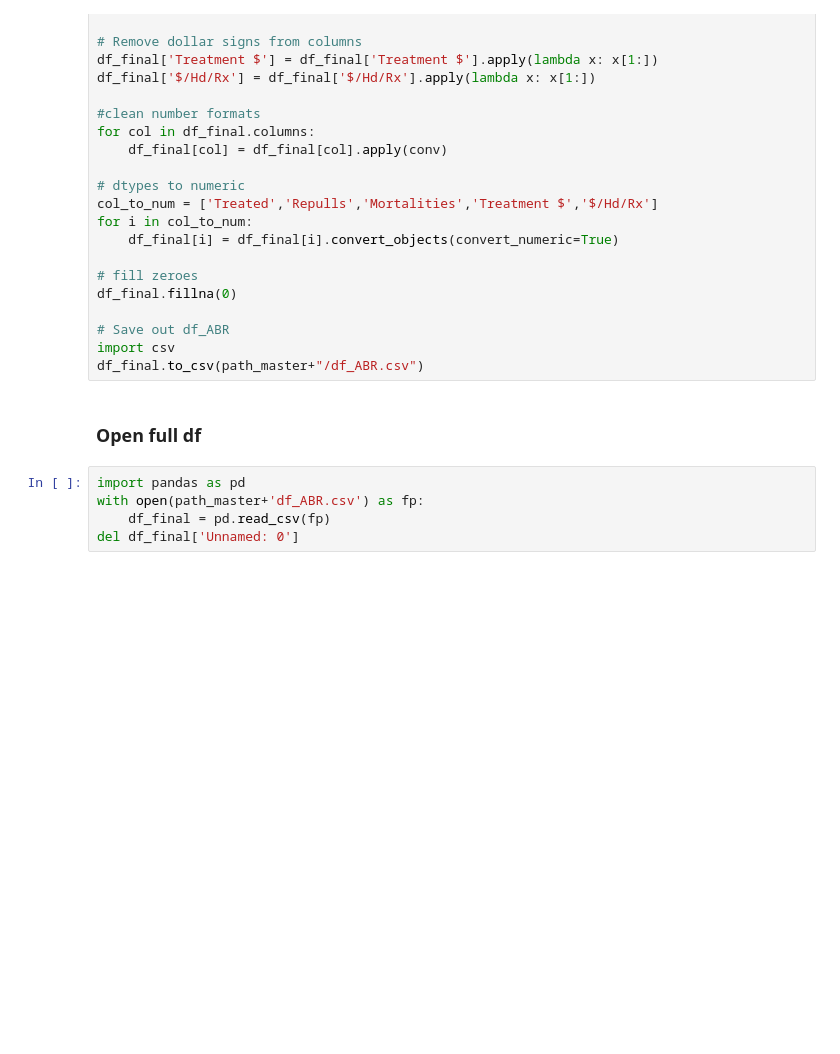
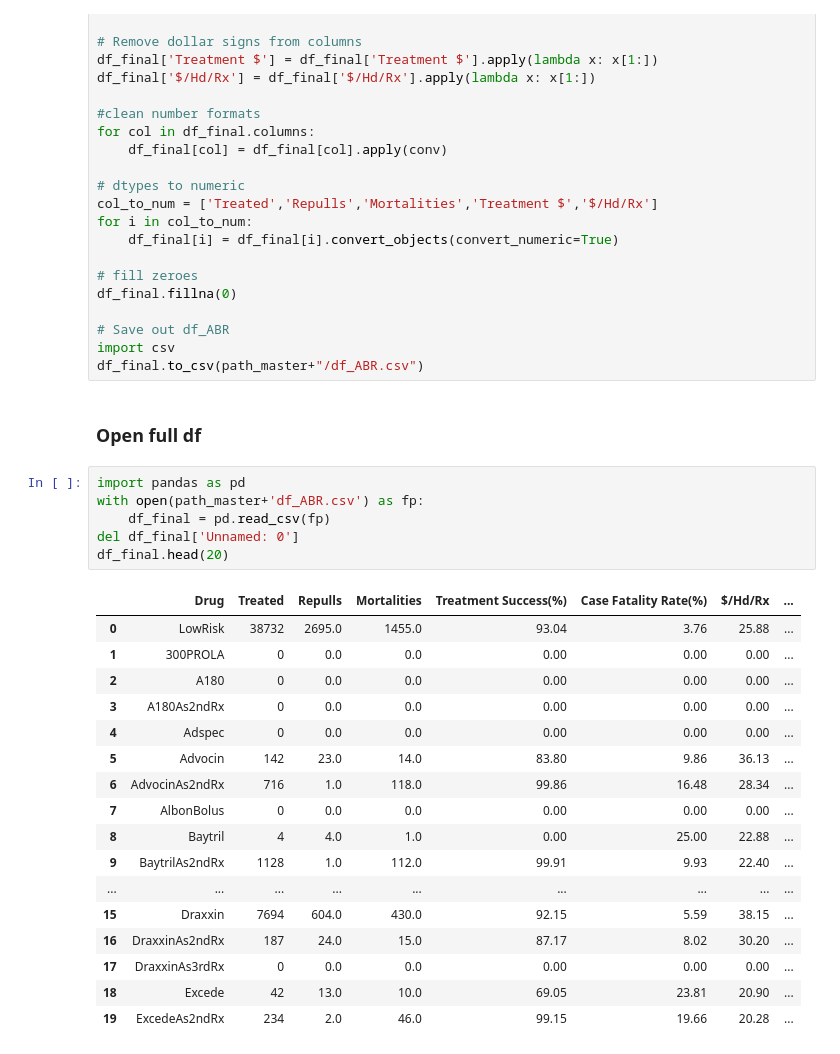
Before and after one commit to end2122/ZoetisCapstone, a Jupyter notebook: Antibiotics_by_Risk.ipynb, the cells around one changed output. Cells and saved outputs as stored; diff of their text form; blank space fills up the shorter version.

```diff
--- a/Antibiotics_by_Risk.ipynb
+++ b/Antibiotics_by_Risk.ipynb
@@ -544,5 +544,24 @@ df_final.to_csv(path_master+"/df_ABR.csv")
 # %%
 import pandas as pd
 with open(path_master+'df_ABR.csv') as fp:
     df_final = pd.read_csv(fp)
 del df_final['Unnamed: 0']
+df_final.head(20)
+# %% [output]
+|  | Drug | Treated | Repulls | Mortalities | Treatment Success(%) | Case Fatality Rate(%) | $/Hd/Rx | ... |
+| 0 | LowRisk | 38732 | 2695.0 | 1455.0 | 93.04 | 3.76 | 25.88 | ... |
+| 1 | 300PROLA | 0 | 0.0 | 0.0 | 0.00 | 0.00 | 0.00 | ... |
+| 2 | A180 | 0 | 0.0 | 0.0 | 0.00 | 0.00 | 0.00 | ... |
+| 3 | A180As2ndRx | 0 | 0.0 | 0.0 | 0.00 | 0.00 | 0.00 | ... |
+| 4 | Adspec | 0 | 0.0 | 0.0 | 0.00 | 0.00 | 0.00 | ... |
+| 5 | Advocin | 142 | 23.0 | 14.0 | 83.80 | 9.86 | 36.13 | ... |
+| 6 | AdvocinAs2ndRx | 716 | 1.0 | 118.0 | 99.86 | 16.48 | 28.34 | ... |
+| 7 | AlbonBolus | 0 | 0.0 | 0.0 | 0.00 | 0.00 | 0.00 | ... |
+| 8 | Baytril | 4 | 4.0 | 1.0 | 0.00 | 25.00 | 22.88 | ... |
+| 9 | BaytrilAs2ndRx | 1128 | 1.0 | 112.0 | 99.91 | 9.93 | 22.40 | ... |
+| ... | ... | ... | ... | ... | ... | ... | ... | ... |
+| 15 | Draxxin | 7694 | 604.0 | 430.0 | 92.15 | 5.59 | 38.15 | ... |
+| 16 | DraxxinAs2ndRx | 187 | 24.0 | 15.0 | 87.17 | 8.02 | 30.20 | ... |
+| 17 | DraxxinAs3rdRx | 0 | 0.0 | 0.0 | 0.00 | 0.00 | 0.00 | ... |
+| 18 | Excede | 42 | 13.0 | 10.0 | 69.05 | 23.81 | 20.90 | ... |
+| 19 | ExcedeAs2ndRx | 234 | 2.0 | 46.0 | 99.15 | 19.66 | 20.28 | ... |
```
